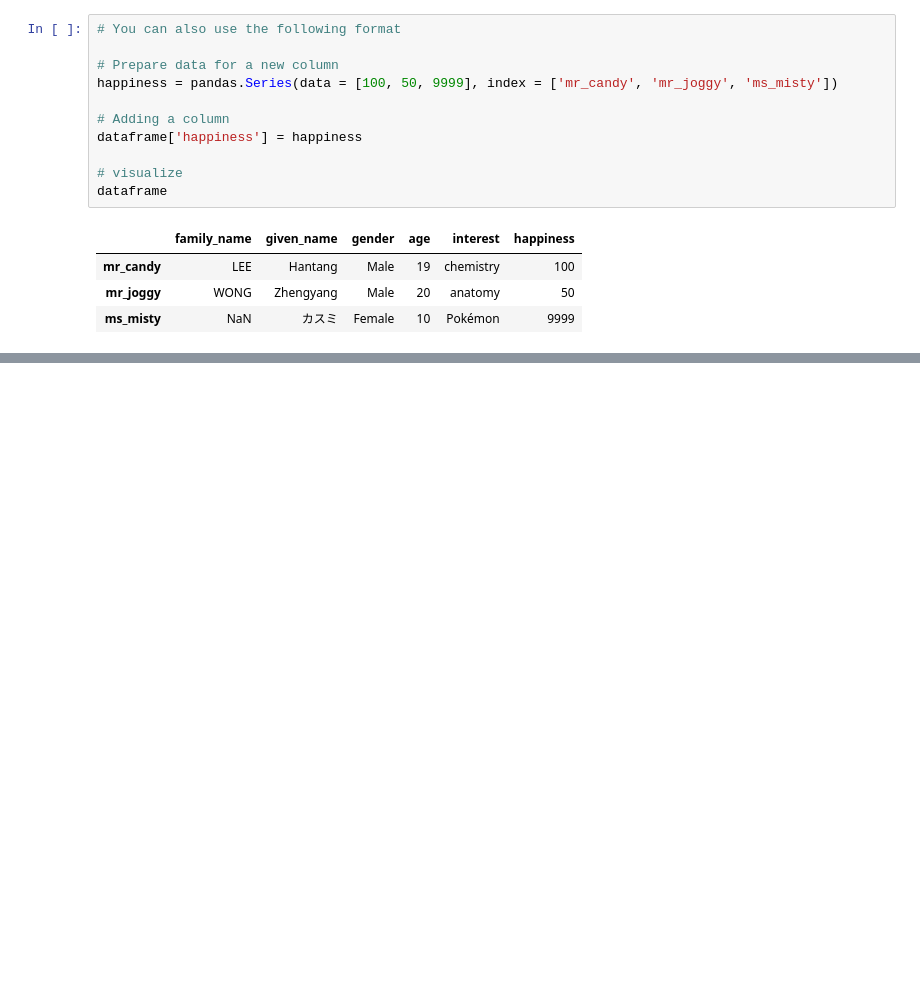
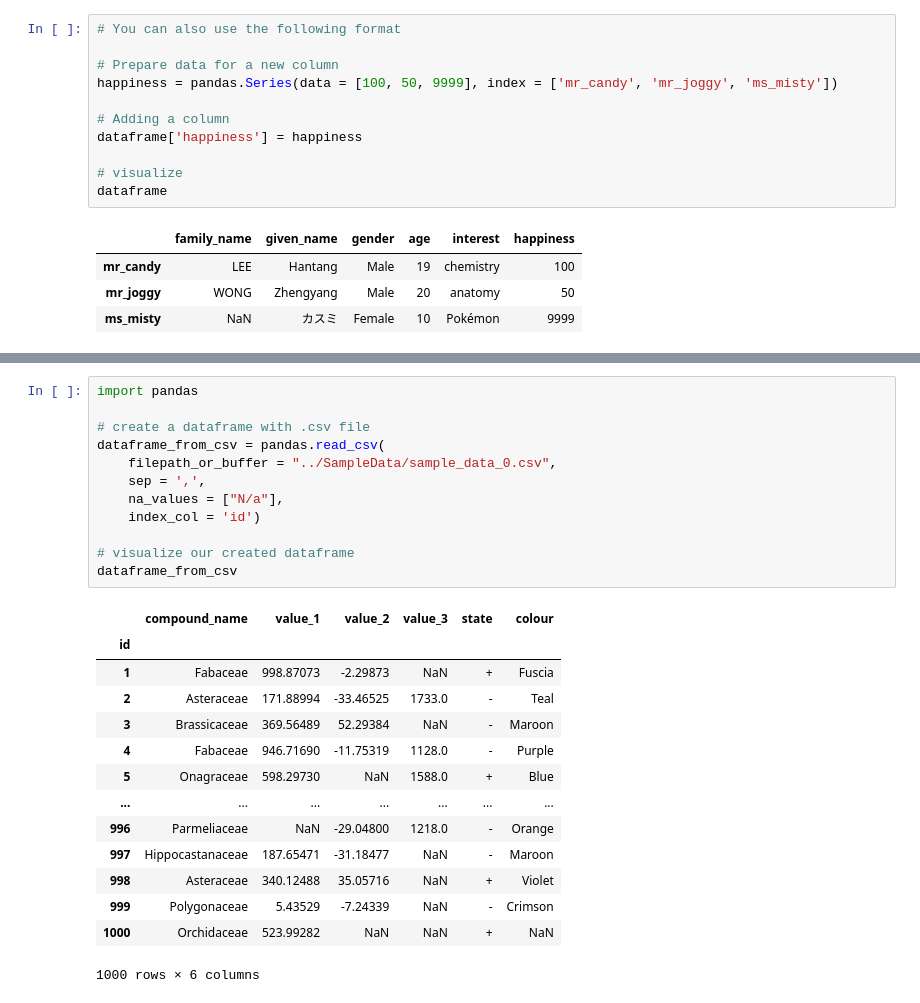
Before and after one commit to ADMINGUOYU/DataProcessing-Python, a Jupyter notebook: NoteBooks/02_pandas.ipynb, the cells around one changed output, grey strips where cells are left out. Drawn from its saved outputs; the diff is of its cells as text; blank space fills up the shorter version.

```diff
--- a/NoteBooks/02_pandas.ipynb
+++ b/NoteBooks/02_pandas.ipynb
@@ -495,0 +689,27 @@ dataframe
+# %%
+import pandas
+
+# create a dataframe with .csv file
+dataframe_from_csv = pandas.read_csv(
+    filepath_or_buffer = "../SampleData/sample_data_0.csv",
+    sep = ',',
+    na_values = ["N/a"],
+    index_col = 'id')
+
+# visualize our created dataframe
+dataframe_from_csv
+# %% [output]
+|  | compound_name | value_1 | value_2 | value_3 | state | colour |
+| id |  |  |  |  |  |  |
+| 1 | Fabaceae | 998.87073 | -2.29873 | NaN | + | Fuscia |
+| 2 | Asteraceae | 171.88994 | -33.46525 | 1733.0 | - | Teal |
+| 3 | Brassicaceae | 369.56489 | 52.29384 | NaN | - | Maroon |
+| 4 | Fabaceae | 946.71690 | -11.75319 | 1128.0 | - | Purple |
+| 5 | Onagraceae | 598.29730 | NaN | 1588.0 | + | Blue |
+| ... | ... | ... | ... | ... | ... | ... |
+| 996 | Parmeliaceae | NaN | -29.04800 | 1218.0 | - | Orange |
+| 997 | Hippocastanaceae | 187.65471 | -31.18477 | NaN | - | Maroon |
+| 998 | Asteraceae | 340.12488 | 35.05716 | NaN | + | Violet |
+| 999 | Polygonaceae | 5.43529 | -7.24339 | NaN | - | Crimson |
+| 1000 | Orchidaceae | 523.99282 | NaN | NaN | + | NaN |
+1000 rows × 6 columns
```
Also changed, not shown: parts of 20 cells of this notebook.
